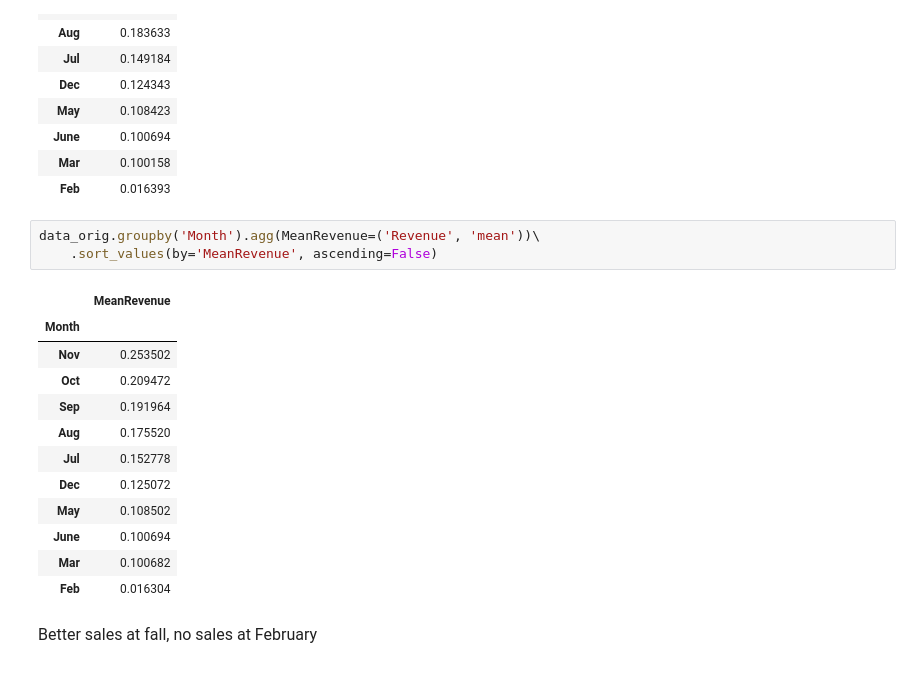
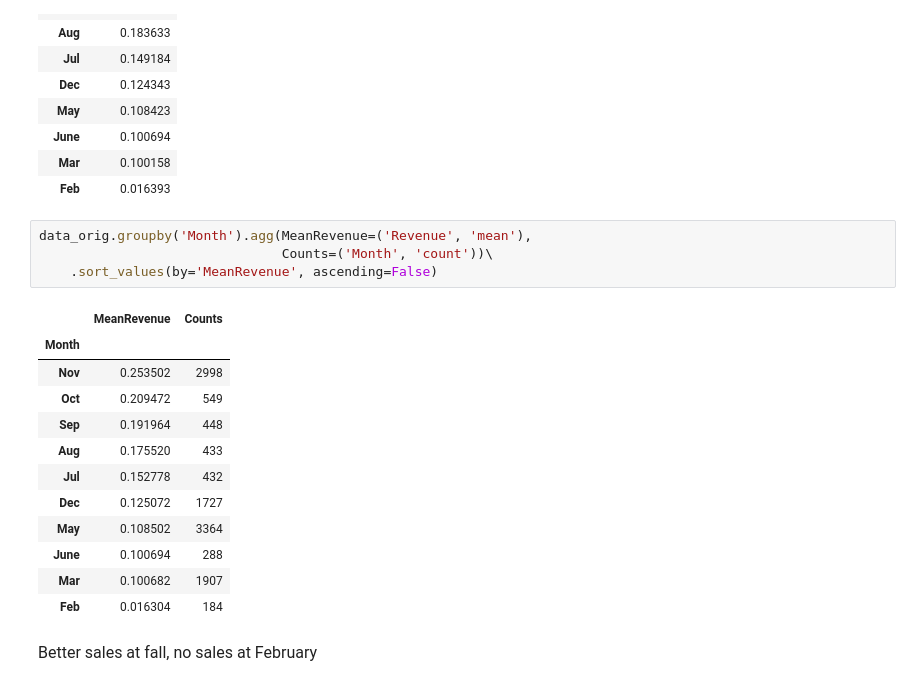
Before and after one commit to Sirnobaka/Online_Shoppers, a Jupyter notebook: Online_Shoppers.ipynb, the cells around one changed output. Saved outputs shown, nothing was run; the diff lists cells and outputs as text.

```diff
--- a/Online_Shoppers.ipynb
+++ b/Online_Shoppers.ipynb
@@ -1139,21 +1155,22 @@ data.groupby('Month').agg(MeanRevenue=('Revenue', 'mean'))\
 | Mar | 0.100158 |
 | Feb | 0.016393 |
 # %%
-data_orig.groupby('Month').agg(MeanRevenue=('Revenue', 'mean'))\
+data_orig.groupby('Month').agg(MeanRevenue=('Revenue', 'mean'),
+                               Counts=('Month', 'count'))\
     .sort_values(by='MeanRevenue', ascending=False)
 # %% [output]
-|  | MeanRevenue |
-| Month |  |
-| Nov | 0.253502 |
-| Oct | 0.209472 |
-| Sep | 0.191964 |
-| Aug | 0.175520 |
-| Jul | 0.152778 |
-| Dec | 0.125072 |
-| May | 0.108502 |
-| June | 0.100694 |
-| Mar | 0.100682 |
-| Feb | 0.016304 |
+|  | MeanRevenue | Counts |
+| Month |  |  |
+| Nov | 0.253502 | 2998 |
+| Oct | 0.209472 | 549 |
+| Sep | 0.191964 | 448 |
+| Aug | 0.175520 | 433 |
+| Jul | 0.152778 | 432 |
+| Dec | 0.125072 | 1727 |
+| May | 0.108502 | 3364 |
+| June | 0.100694 | 288 |
+| Mar | 0.100682 | 1907 |
+| Feb | 0.016304 | 184 |
 # %% [markdown]
 <font size="3">
 Better sales at fall, no sales at February
```
Also changed, not shown: parts of 59 cells of this notebook.
